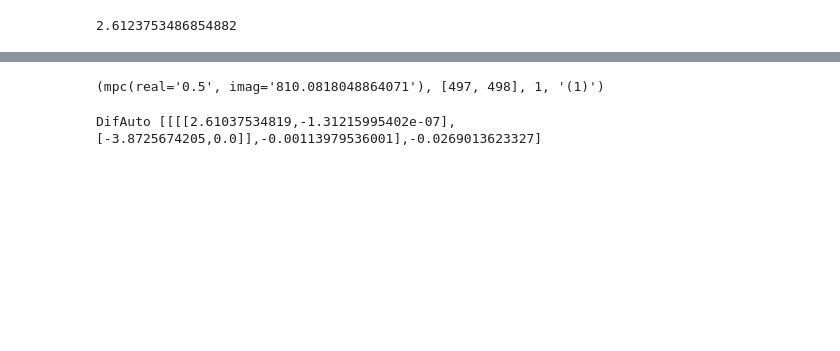
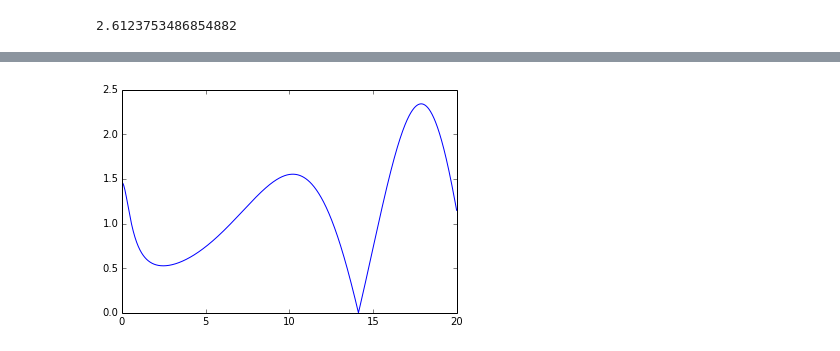
Before and after one commit to davidphysdavalos/ClasePython, a Jupyter notebook: ProyectoFinal/ZetaZeros.ipynb, the cells around one changed output, grey strips where cells are left out. Cells and saved outputs as stored; diff of their text form; code cells hidden in the pictures; blank space fills up the shorter version.

```diff
--- a/ProyectoFinal/ZetaZeros.ipynb
+++ b/ProyectoFinal/ZetaZeros.ipynb
@@ -43,4 +142,6 @@ riemanceros = np.array([mp.zetazero(k).imag for k in range(1,500)])
 # %%
 plt.figure()
-plt.plot(riemanceros.tolist())
+plt.plot(X,yy)
 plt.show()
+# %% [output]
+[figure, added]
@@ -51,9 +147,0 @@ plt.show()
-# %%
-mp.zetazero(k,info=True)
-# %% [output]
-(mpc(real='0.5', imag='810.0818048864071'), [497, 498], 1, '(1)')
-# %%
-x=DifAuto(1.5,1)
-Z(x)
-# %% [output]
-DifAuto [[[[2.61037534819,-1.31215995402e-07],[-3.8725674205,0.0]],-0.00113979536001],-0.0269013623327]
```
Also changed, not shown: parts of 32 cells of this notebook, 3 other files.
